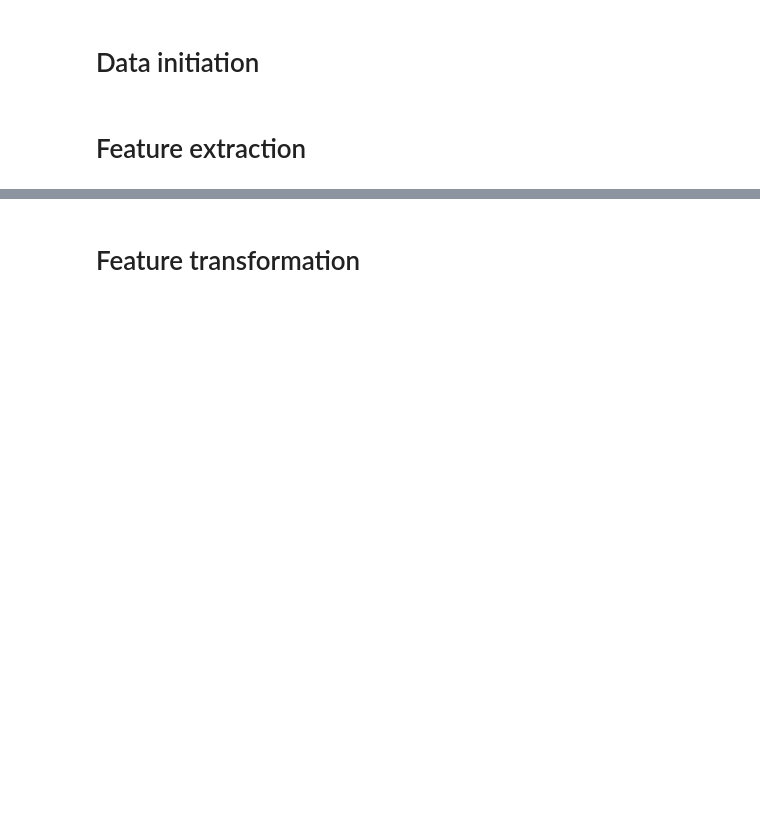
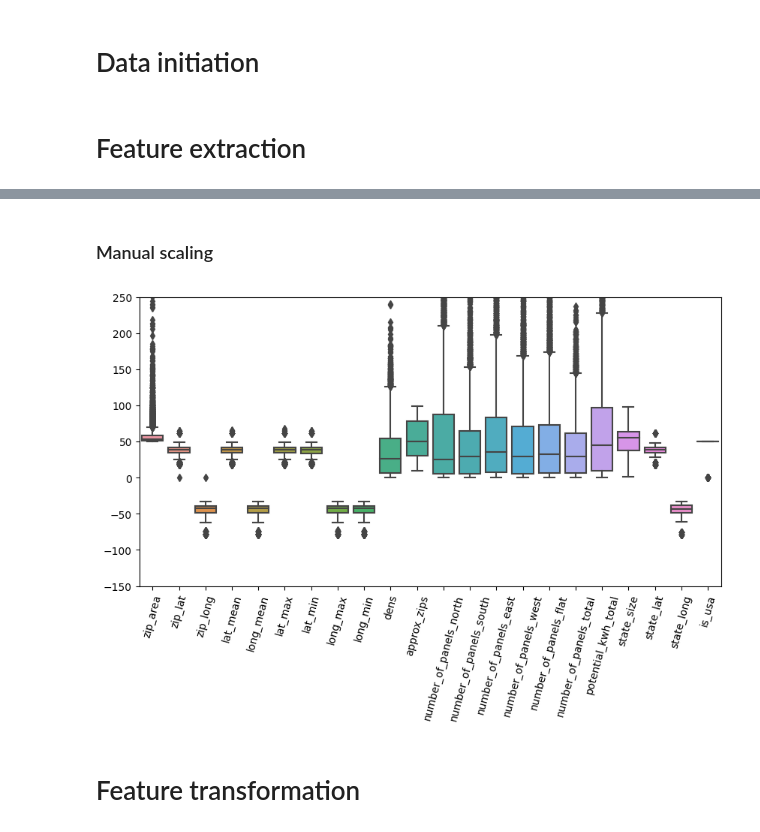
Before and after one commit to igor-cheb/mle_prep, a Jupyter notebook: geo_data_case_1/ETL.ipynb, the cells around one changed output, grey strips where cells are left out. Drawn from its saved outputs; the diff is of its cells as text; code cells hidden in the pictures; blank space fills up the shorter version.

```diff
--- a/geo_data_case_1/ETL.ipynb
+++ b/geo_data_case_1/ETL.ipynb
@@ -225,0 +268,44 @@ for col in baja_params:
+# %% [markdown]
+### Manual scaling
+# %%
+# We do scaling b/c linear model will be attempted to fit to data.
+# Manual scaling is done here as a draft using all available data.
+# Normally scaling multipliers need to be determined based on training data only and then applied to test data.
+
+feats_to_scale = ['zip_area', 'zip_lat', 'zip_long', 'lat_mean', 'long_mean', 'lat_max', 'lat_min', 'long_max', 'long_min', 'dens', 'approx_zips',
+                  'number_of_panels_north', 'number_of_panels_south', 'number_of_panels_east', 'number_of_panels_west', 'number_of_panels_flat',
+                  'number_of_panels_total', 'potential_kwh_total', 'state_size', 'state_lat', 'state_long', 'is_usa']
+
+mults = {
+    'dens': 1e-5,
+    'zip_area': 5e2,
+    'zip_long': .5,
+    'long_mean': .5,
+    'number_of_panels_north': 3e-3,
+    'number_of_panels_south': 5e-4,
+    'number_of_panels_east': 1e-3,
+    'number_of_panels_west': 7e-4,
+    'number_of_panels_flat': 3e-4,
+    'number_of_panels_total': 1e-4,
+    'potential_kwh_total': 5e-7,
+    'long_min': .5,
+    'long_max': .5,
+    'state_long': .5,
+    'state_size': 10,
+    'is_usa': 50
+}
+
+def apply_mults(df: pd.DataFrame, mults: dict) -> pd.DataFrame:
+    """Function applies multipliers from the passed dict to respective columns of the passed df"""
+    local_df = df.copy()
+    for k in mults:
+        local_df.loc[:, k] = local_df[k] * mults[k]
+    return local_df
+
+scaled_df = apply_mults(init_df, mults)
+
+plt.figure(figsize=[10, 5])
+sns.boxplot(scaled_df[feats_to_scale])
+plt.ylim(bottom=-150, top=250); plt.xticks(rotation=75);
+# %% [output]
+[figure, added]
```
Also changed, not shown: parts of 4 cells of this notebook, 4 other files.
